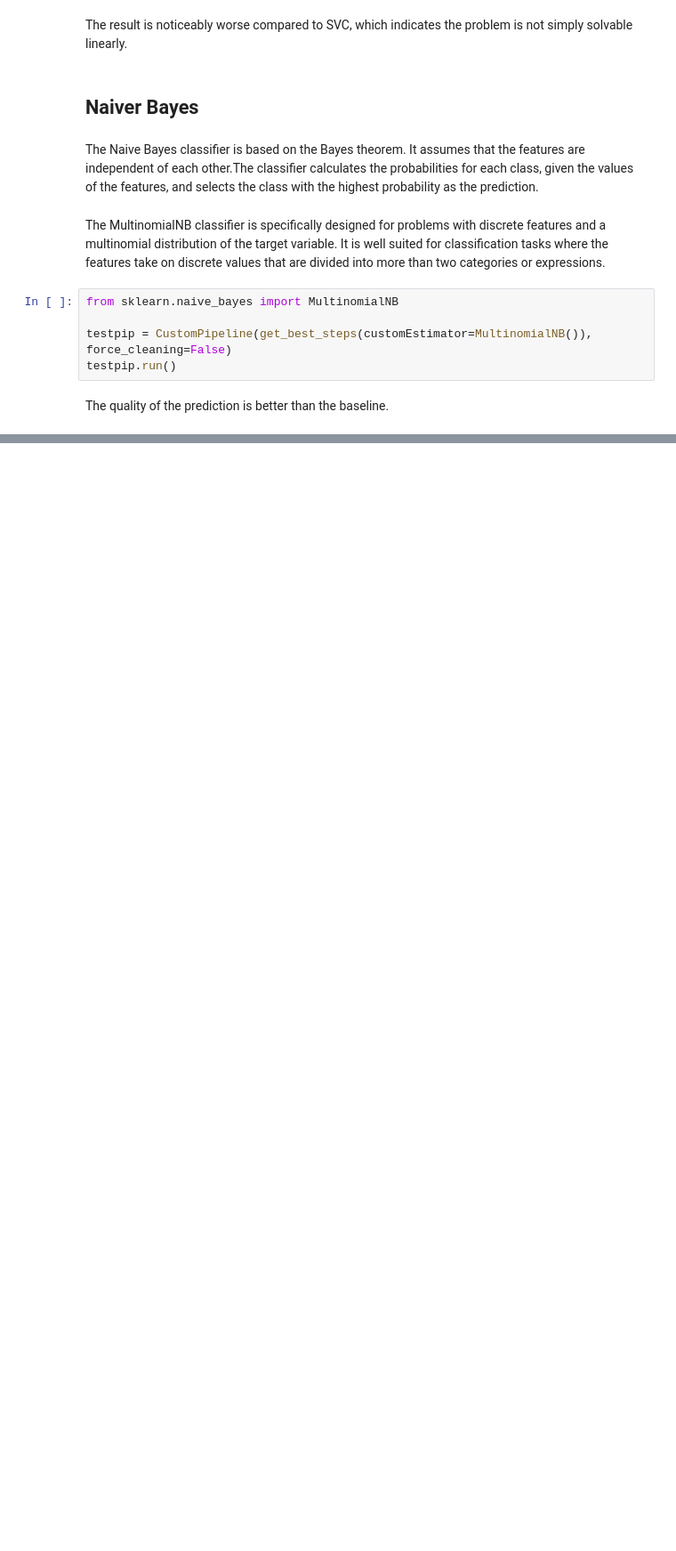
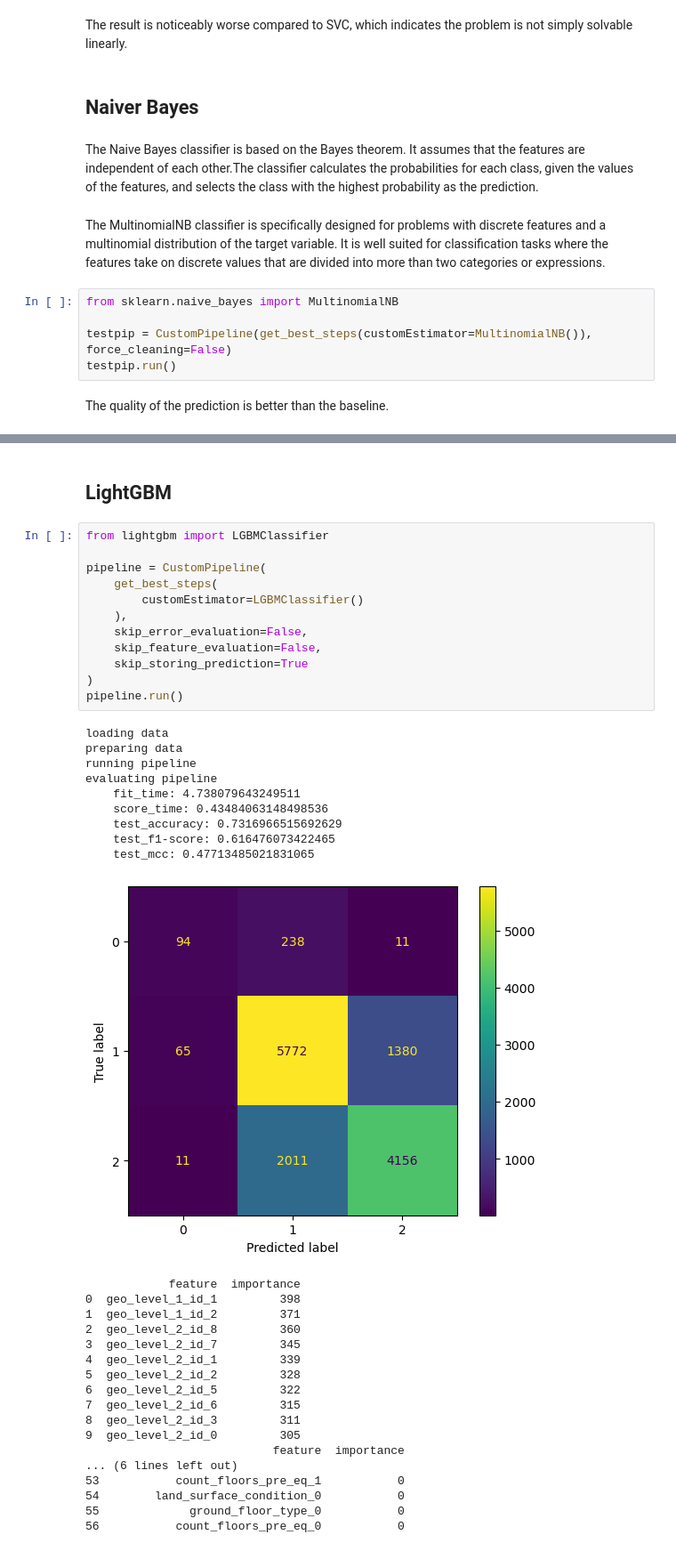
Before and after one commit to Sidies/-2015_Gorkha_earthquake_damage_prediction, a Jupyter notebook: notebooks/tyrell-prediction-models.ipynb, the cells around one changed output, grey strips where cells are left out. Shown at 89% size. Cells and saved outputs as stored; diff of their text form; blank space fills up the shorter version.

```diff
--- a/notebooks/tyrell-prediction-models.ipynb
+++ b/notebooks/tyrell-prediction-models.ipynb
@@ -297,0 +413,42 @@ The quality of the prediction is better than the baseline.
+# %% [markdown]
+## LightGBM
+# %%
+from lightgbm import LGBMClassifier
+
+pipeline = CustomPipeline(
+    get_best_steps(
+        customEstimator=LGBMClassifier()
+    ),
+    skip_error_evaluation=False,
+    skip_feature_evaluation=False,
+    skip_storing_prediction=True
+)
+pipeline.run()
+# %% [output]
+loading data
+preparing data
+running pipeline
+evaluating pipeline
+    fit_time: 4.738079643249511
+    score_time: 0.43484063148498536
+    test_accuracy: 0.7316966515692629
+    test_f1-score: 0.616476073422465
+    test_mcc: 0.47713485021831065
+[figure, added]
+            feature  importance
+0  geo_level_1_id_1         398
+1  geo_level_1_id_2         371
+2  geo_level_2_id_8         360
+3  geo_level_2_id_7         345
+4  geo_level_2_id_1         339
+5  geo_level_2_id_2         328
+6  geo_level_2_id_5         322
+7  geo_level_2_id_6         315
+8  geo_level_2_id_3         311
+9  geo_level_2_id_0         305
+                           feature  importance
+... (6 lines left out)
+53           count_floors_pre_eq_1           0
+54        land_surface_condition_0           0
+55             ground_floor_type_0           0
+56           count_floors_pre_eq_0           0
```
Also changed, not shown: parts of 7 cells of this notebook, 4 other files.
